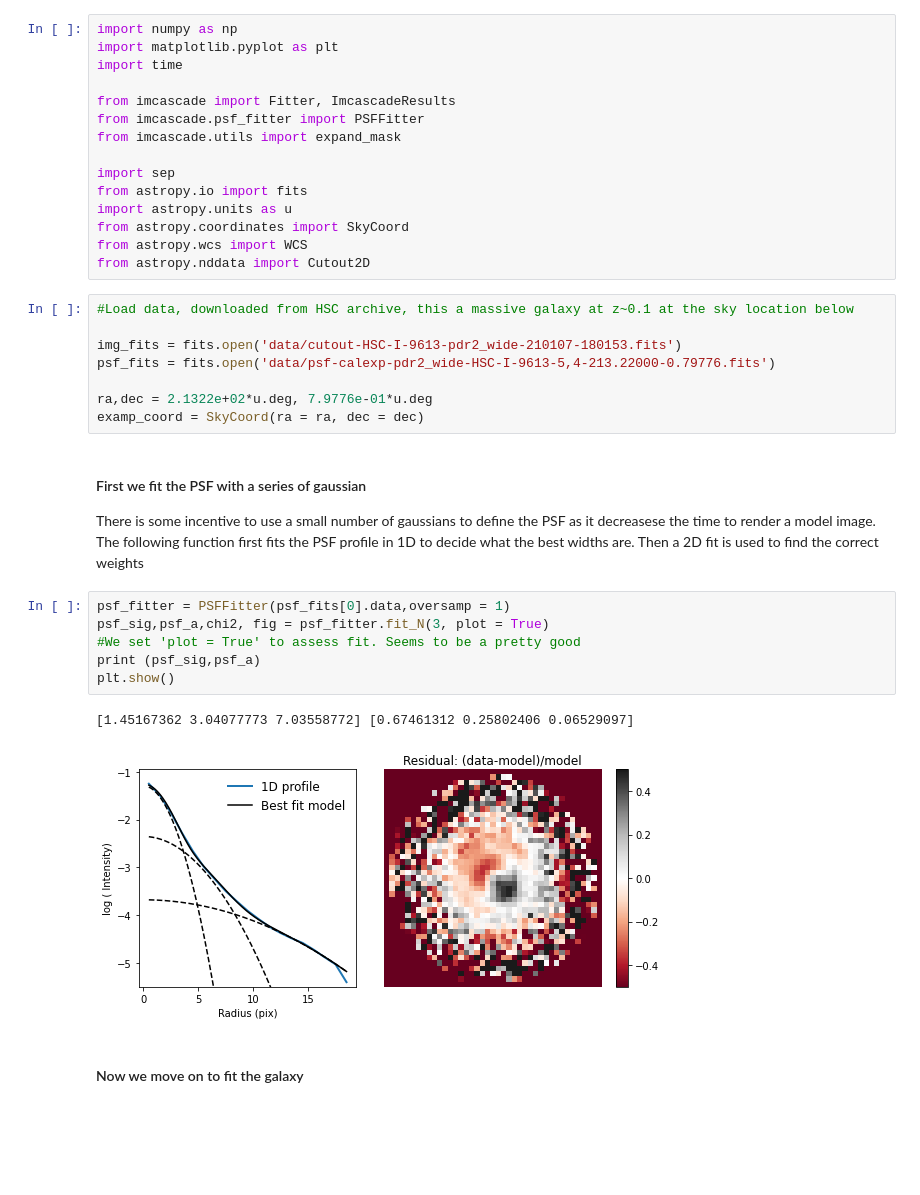
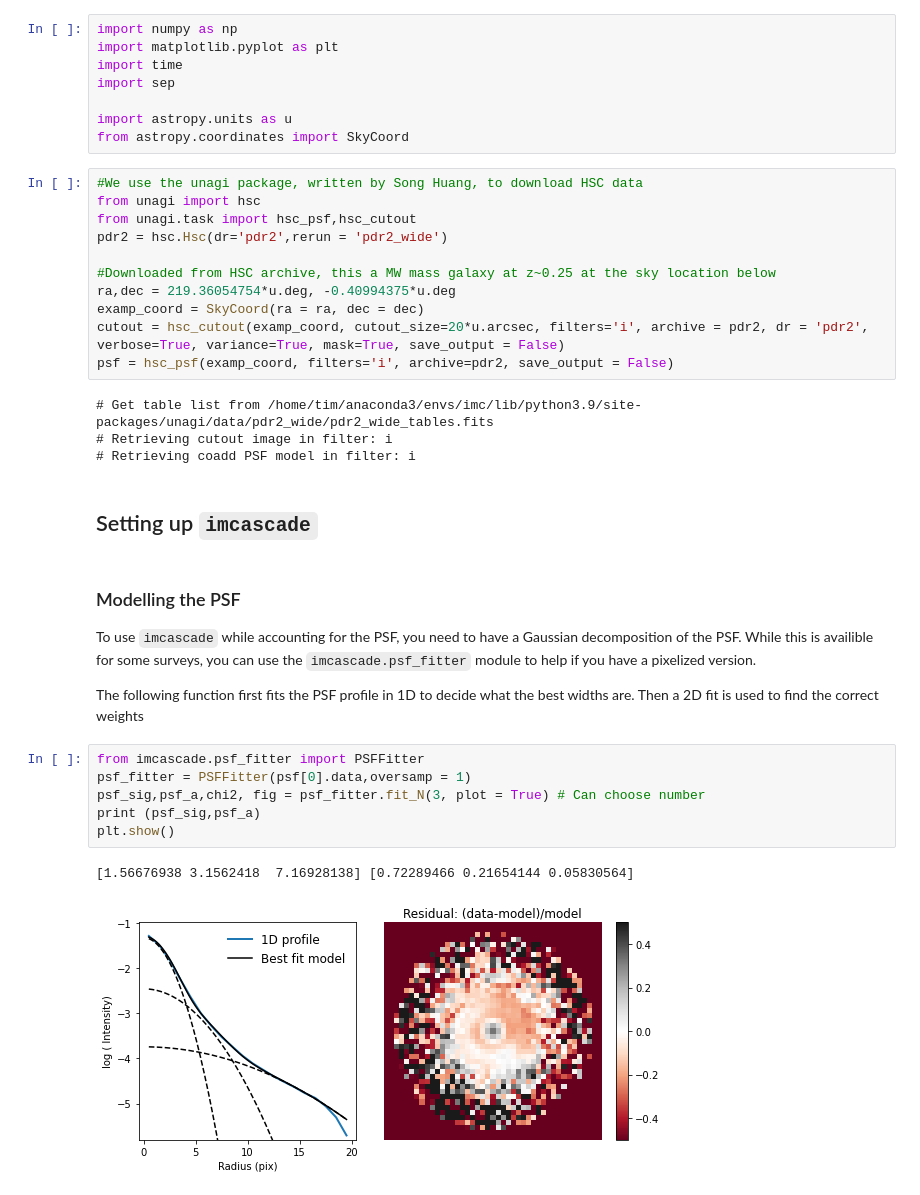
Before and after one commit to tbmiller-astro/imcascade, a Jupyter notebook: examples/hsc_example.ipynb, the cells around one changed output. Cells and saved outputs as stored; diff of their text form; blank space fills up the shorter version.

```diff
--- a/examples/hsc_example.ipynb
+++ b/examples/hsc_example.ipynb
@@ -2,36 +2,39 @@
 import numpy as np
 import matplotlib.pyplot as plt
 import time
+import sep
 
-from imcascade import Fitter, ImcascadeResults
-from imcascade.psf_fitter import PSFFitter
-from imcascade.utils import expand_mask
-
-import sep
-from astropy.io import fits
 import astropy.units as u
 from astropy.coordinates import SkyCoord
-from astropy.wcs import WCS
-from astropy.nddata import Cutout2D
-# %%
-#Load data, downloaded from HSC archive, this a massive galaxy at z~0.1 at the sky location below
-
-img_fits = fits.open('data/cutout-HSC-I-9613-pdr2_wide-210107-180153.fits')
-psf_fits = fits.open('data/psf-calexp-pdr2_wide-HSC-I-9613-5,4-213.22000-0.79776.fits')
-
-ra,dec = 2.1322e+02*u.deg, 7.9776e-01*u.deg
-examp_coord = SkyCoord(ra = ra, dec = dec)
+# %%
+#We use the unagi package, written by Song Huang, to download HSC data
+from unagi import hsc
+from unagi.task import hsc_psf,hsc_cutout
+pdr2 = hsc.Hsc(dr='pdr2',rerun = 'pdr2_wide')
+
+#Downloaded from HSC archive, this a MW mass galaxy at z~0.25 at the sky location below
+ra,dec = 219.36054754*u.deg, -0.40994375*u.deg
+examp_coord = SkyCoord(ra = ra, dec = dec)
+cutout = hsc_cutout(examp_coord, cutout_size=20*u.arcsec, filters='i', archive = pdr2, dr = 'pdr2', verbose=True, variance=True, mask=True, save_output = False)
+psf = hsc_psf(examp_coord, filters='i', archive=pdr2, save_output = False)
+# %% [output]
+# Get table list from /home/tim/anaconda3/envs/imc/lib/python3.9/site-packages/unagi/data/pdr2_wide/pdr2_wide_tables.fits
+# Retrieving cutout image in filter: i
+# Retrieving coadd PSF model in filter: i
+# %% [markdown]
+## Setting up ``imcascade``
 # %% [markdown]
-#### First we fit the PSF with a series of gaussian
-There is some incentive to use a small number of gaussians to define the PSF as it decreasese the time to render a model image. The following function first fits the PSF profile in 1D to decide what the best widths are. Then a 2D fit is used to find the correct weights
+### Modelling the PSF
+
+To use ``imcascade`` while accounting for the PSF, you need to have a Gaussian decomposition of the PSF. While this is availible for some surveys, you can use the ``imcascade.psf_fitter`` module to help if you have a pixelized version.
+
+The following function first fits the PSF profile in 1D to decide what the best widths are. Then a 2D fit is used to find the correct weights
 # %%
-psf_fitter = PSFFitter(psf_fits[0].data,oversamp = 1)
-psf_sig,psf_a,chi2, fig = psf_fitter.fit_N(3, plot = True)
-#We set 'plot = True' to assess fit. Seems to be a pretty good
+from imcascade.psf_fitter import PSFFitter
+psf_fitter = PSFFitter(psf[0].data,oversamp = 1)
+psf_sig,psf_a,chi2, fig = psf_fitter.fit_N(3, plot = True) # Can choose number
 print (psf_sig,psf_a)
 plt.show()
 # %% [output]
-[1.45167362 3.04077773 7.03558772] [0.67461312 0.25802406 0.06529097]
+[1.56676938 3.1562418  7.16928138] [0.72289466 0.21654144 0.05830564]
-[figure, old version]
+[figure, new version]
-# %% [markdown]
-#### Now we move on to fit the galaxy
```
Also changed, not shown: parts of 46 cells of this notebook, 25 other files.
